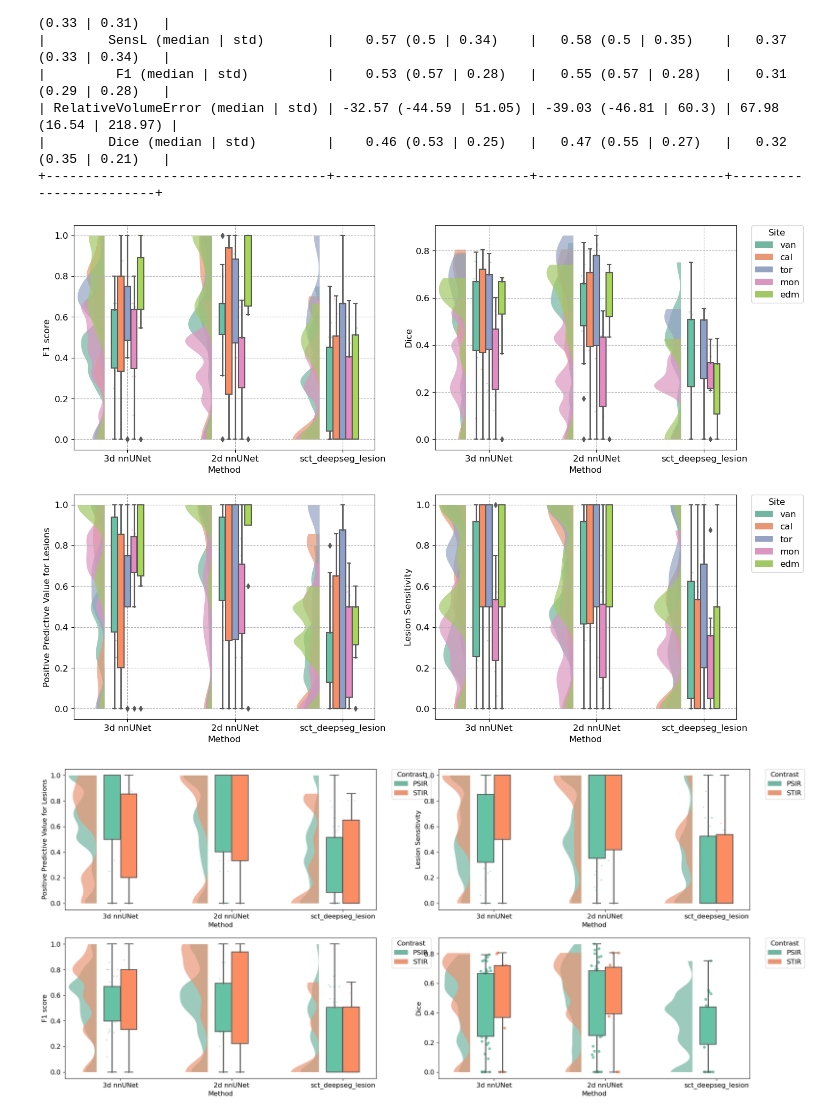
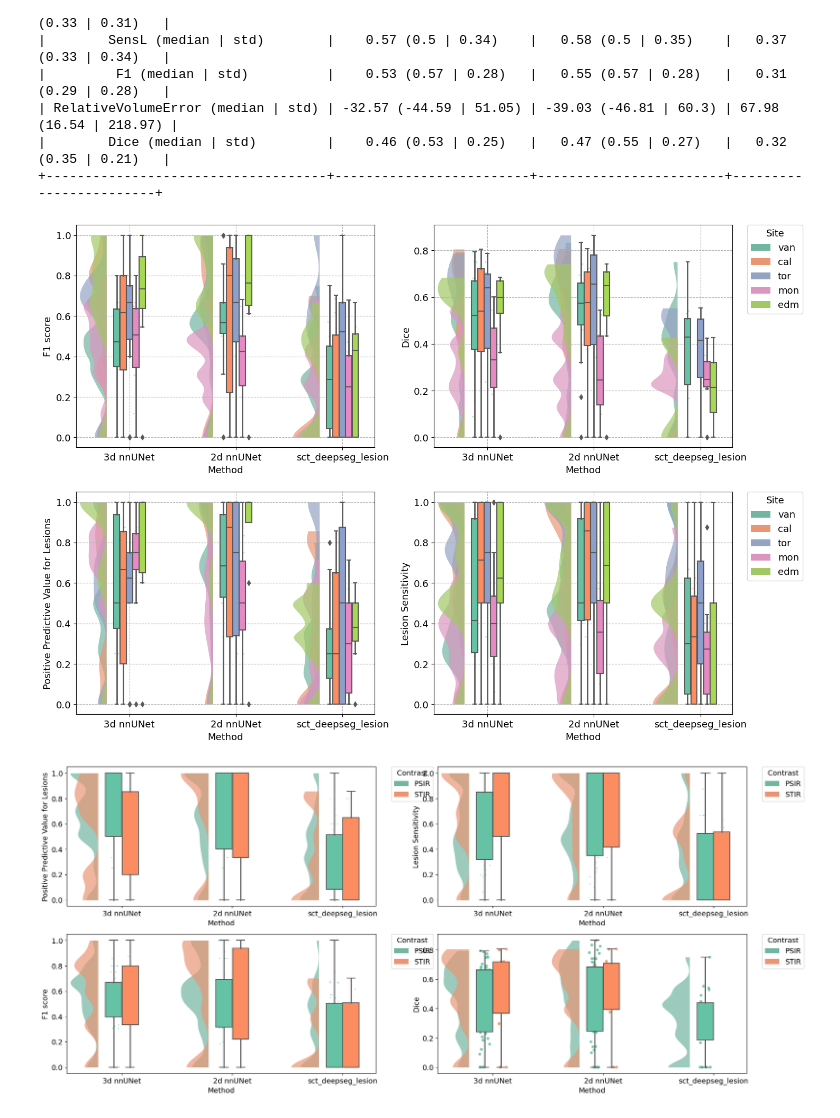
Before and after one commit to ivadomed/canproco, a Jupyter notebook: nnunet/nnUNet_inference_analysis.ipynb, the cells around one changed output. Saved outputs shown, nothing was run; the diff lists cells and outputs as text; code cells hidden in the pictures.

Commit message:
finalised figures

```diff
--- a/nnunet/nnUNet_inference_analysis.ipynb
+++ b/nnunet/nnUNet_inference_analysis.ipynb
@@ -903,7 +903,7 @@ df123 = pd.concat([df1, df2, df3])
 df123 = df123.rename(columns={'method': 'Method', 'site': 'Site', 'PPVL': 'Positive Predictive Value for Lesions', 'SensL': 'Lesion Sensitivity', 'F1_score': 'F1 score', 'RelativeVolumeError': 'Relative Volume Error', 'contrast': 'Contrast'})
 # %%
 fig = plt.figure(figsize=(16, 12))
-plt.rcParams.update({'font.size': 12})
+plt.rcParams.update({'font.size': 13})
 plt.subplot(2, 2, 1)
 ax = pt.RainCloud(data=df123,
                           x='Method',
@@ -920,6 +920,7 @@ ax = pt.RainCloud(data=df123,
                           box_showmeans=False,  # show mean value inside the boxplots
                         #   box_meanprops={'marker': '^', 'markerfacecolor': 'black', 'markeredgecolor': 'black',
                         #                  'markersize': '6'},
+                          box_medianprops={"zorder": 11}
                           )
 #ax.set(xlabel=None)
 ax.get_legend().remove()
@@ -942,6 +943,7 @@ ax = pt.RainCloud(data=df123,
                           box_showmeans=False,  # show mean value inside the boxplots
                         #   box_meanprops={'marker': '^', 'markerfacecolor': 'black', 'markeredgecolor': 'black',
                         #                  'markersize': '6'},
+                          box_medianprops={"zorder": 11}
                           )
 #ax.set(xlabel=None)
 ax.grid('on', linestyle='--')
@@ -965,36 +967,37 @@ ax = pt.RainCloud(data=df123,
 
                         #   box_meanprops={'marker': '*', 'markerfacecolor': 'black', 'markeredgecolor': 'black',
                         #                  'markersize': '6'},
+                          box_medianprops={"zorder": 11}
                           )
 ax.get_legend().remove()
 ax.grid('on', linestyle='--')
 
 
 
 plt.subplot(2, 2, 4)
 ax = pt.RainCloud(data=df123,
                           x='Method',
                           y='Lesion Sensitivity',
                           hue='Site',
                           #order=METHODS_TO_LABEL_SC.keys() if pred_type == 'sc' else METHODS_TO_LABEL_LESION.keys(),
                           dodge=True,       # move boxplots next to each other
                           linewidth=0,      # violionplot border line (0 - no line)
                           width_viol=.5,    # violionplot width
                           width_box=.3,     # boxplot width
                           rain_alpha=.5,    # individual points transparency - https://github.com/pog87/PtitPrince/blob/23debd9b70fca94724a06e72e049721426235f50/ptitprince/PtitPrince.py#L707
                           rain_s=2,         # individual points size
                           alpha=.7,         # violin plot transparency
                           box_showmeans=False,  # show mean value inside the boxplots
                         #   box_meanprops={'marker': '*', 'markerfacecolor': 'black', 'markeredgecolor': 'black',
                         #                  'markersize': '6'},
-
+                          box_medianprops={"zorder": 11}
                           )
 ax.grid('on', linestyle='--')
 
 
 plt.show()
 # %% [output]
-[figure, old version]
+[figure, new version]
 # %%
 fig = plt.figure(figsize=(22, 10))
 
@@ -1073,7 +1076,7 @@ ax = pt.RainCloud(data=df123,
 
 plt.show()
 # %% [output]
-[figure, old version]
+[figure, new version]
 # %%
 df1 = metrics_mul[2].copy()
 df1['method']='3d nnUNet'
```
Also changed, not shown: parts of 1 cell of this notebook.
